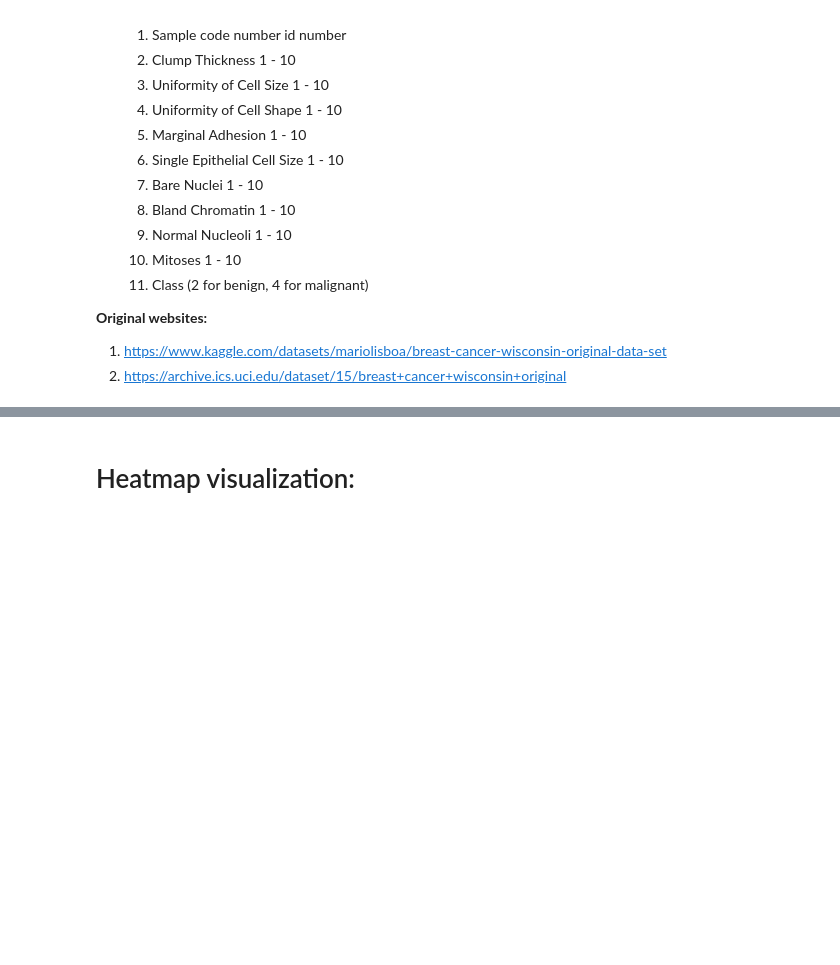
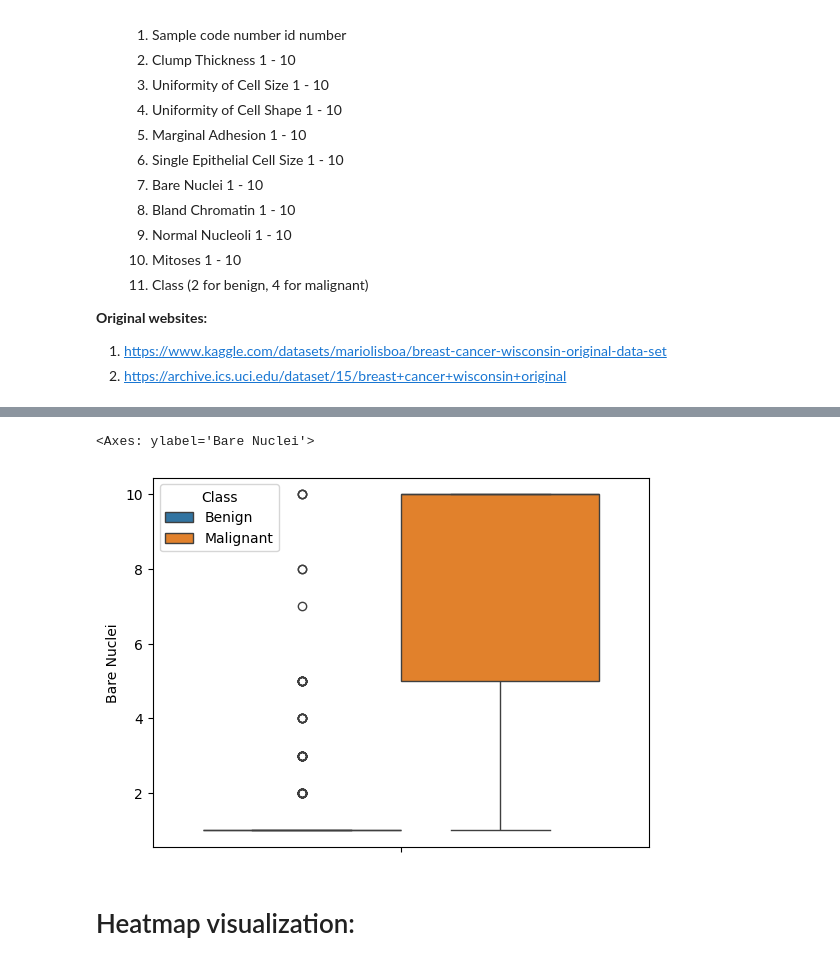
Before and after one commit to danillodbs16/Breast_Cancer_Analysis, a Jupyter notebook: scr/notebooks/BC_categorical_data_analysis.ipynb, the cells around one changed output, grey strips where cells are left out. Drawn from its saved outputs; the diff is of its cells as text; code cells hidden in the pictures; blank space fills up the shorter version.

```diff
--- a/scr/notebooks/BC_categorical_data_analysis.ipynb
+++ b/scr/notebooks/BC_categorical_data_analysis.ipynb
@@ -68,3 +109,8 @@ conn.close()
+# %%
+sns.boxplot(df1,y="Bare Nuclei",hue="Class")
+# %% [output]
+<Axes: ylabel='Bare Nuclei'>
+[figure, added]
 # %% [markdown]
 # Heatmap visualization:
 # %%
```
Also changed, not shown: parts of 3 cells of this notebook, 2 other files.
